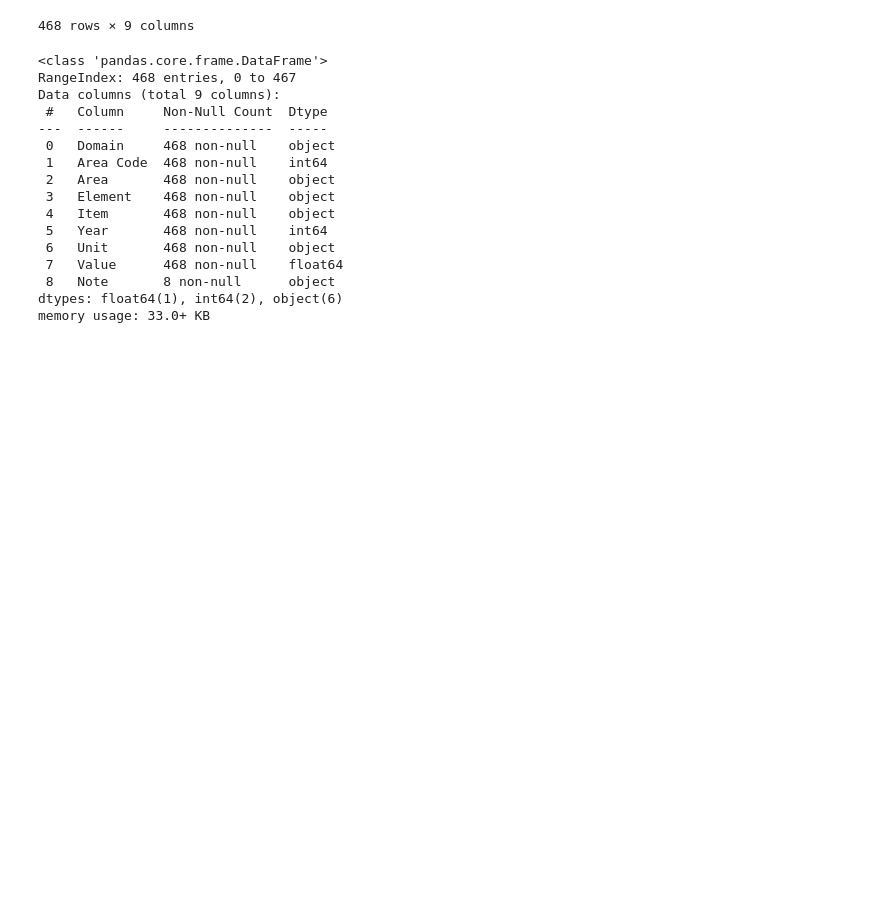
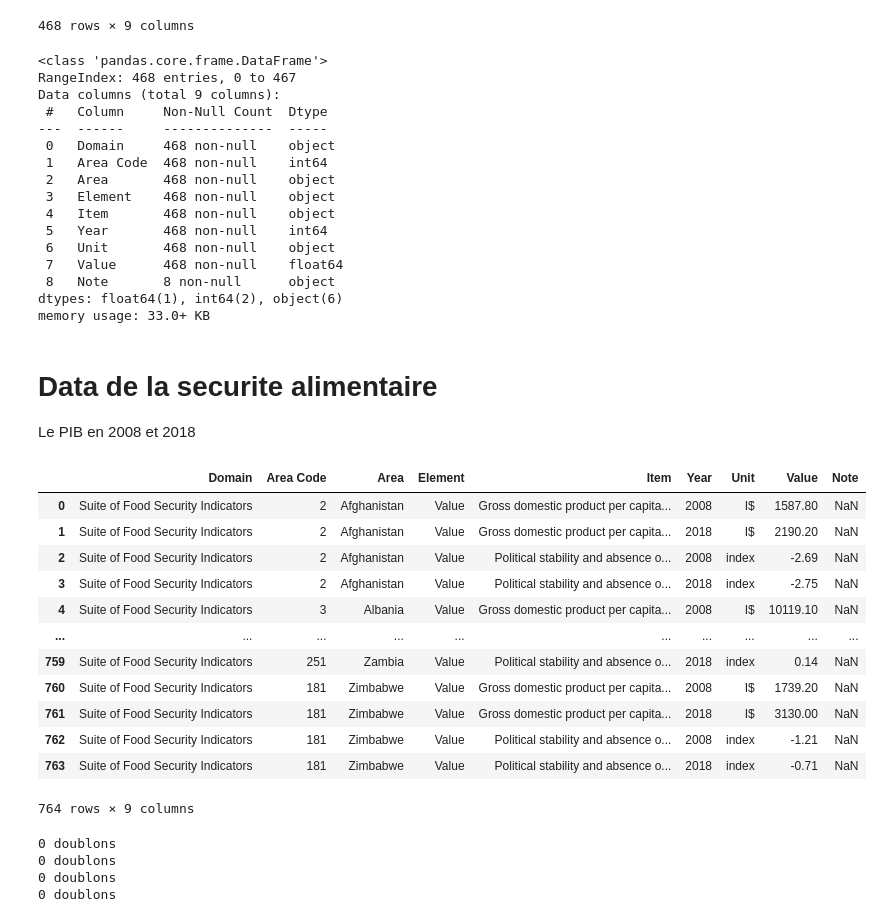
Before and after one commit to bbouya/Data_Analyst, a Jupyter notebook: etude_marche/Etude_Marche.ipynb, the cells around one changed output. Drawn from its saved outputs; the diff is of its cells as text; code cells hidden in the pictures; blank space fills up the shorter version.

```diff
--- a/etude_marche/Etude_Marche.ipynb
+++ b/etude_marche/Etude_Marche.ipynb
@@ -178,3 +178,34 @@ Data columns (total 9 columns):
  8   Note       8 non-null      object
 dtypes: float64(1), int64(2), object(6)
 memory usage: 33.0+ KB
+# %% [markdown]
+#  Data de la securite alimentaire
+Le PIB en 2008 et 2018
+# %%
+security = pd.read_csv(url + 'security-indicators.csv').drop(drop_columns, axis=1) # Données de la sécurité alimentaire
+security
+# %% [output]
+|  | Domain | Area Code | Area | Element | Item | Year | Unit | Value | Note |
+| 0 | Suite of Food Security Indicators | 2 | Afghanistan | Value | Gross domestic product per capita... | 2008 | I$ | 1587.80 | NaN |
+| 1 | Suite of Food Security Indicators | 2 | Afghanistan | Value | Gross domestic product per capita... | 2018 | I$ | 2190.20 | NaN |
+| 2 | Suite of Food Security Indicators | 2 | Afghanistan | Value | Political stability and absence o... | 2008 | index | -2.69 | NaN |
+| 3 | Suite of Food Security Indicators | 2 | Afghanistan | Value | Political stability and absence o... | 2018 | index | -2.75 | NaN |
+| 4 | Suite of Food Security Indicators | 3 | Albania | Value | Gross domestic product per capita... | 2008 | I$ | 10119.10 | NaN |
+| ... | ... | ... | ... | ... | ... | ... | ... | ... | ... |
+| 759 | Suite of Food Security Indicators | 251 | Zambia | Value | Political stability and absence o... | 2018 | index | 0.14 | NaN |
+| 760 | Suite of Food Security Indicators | 181 | Zimbabwe | Value | Gross domestic product per capita... | 2008 | I$ | 1739.20 | NaN |
+| 761 | Suite of Food Security Indicators | 181 | Zimbabwe | Value | Gross domestic product per capita... | 2018 | I$ | 3130.00 | NaN |
+| 762 | Suite of Food Security Indicators | 181 | Zimbabwe | Value | Political stability and absence o... | 2008 | index | -1.21 | NaN |
+| 763 | Suite of Food Security Indicators | 181 | Zimbabwe | Value | Political stability and absence o... | 2018 | index | -0.71 | NaN |
+764 rows × 9 columns
+# %%
+def doublons(df):
+    print(len(df) - len(df.drop_duplicates()), 'doublons')
+
+for i in [food, livestock, population, security]:
+    doublons(i)
+# %% [output]
+0 doublons
+0 doublons
+0 doublons
+0 doublons
```
Also changed, not shown: parts of 12 cells of this notebook.
